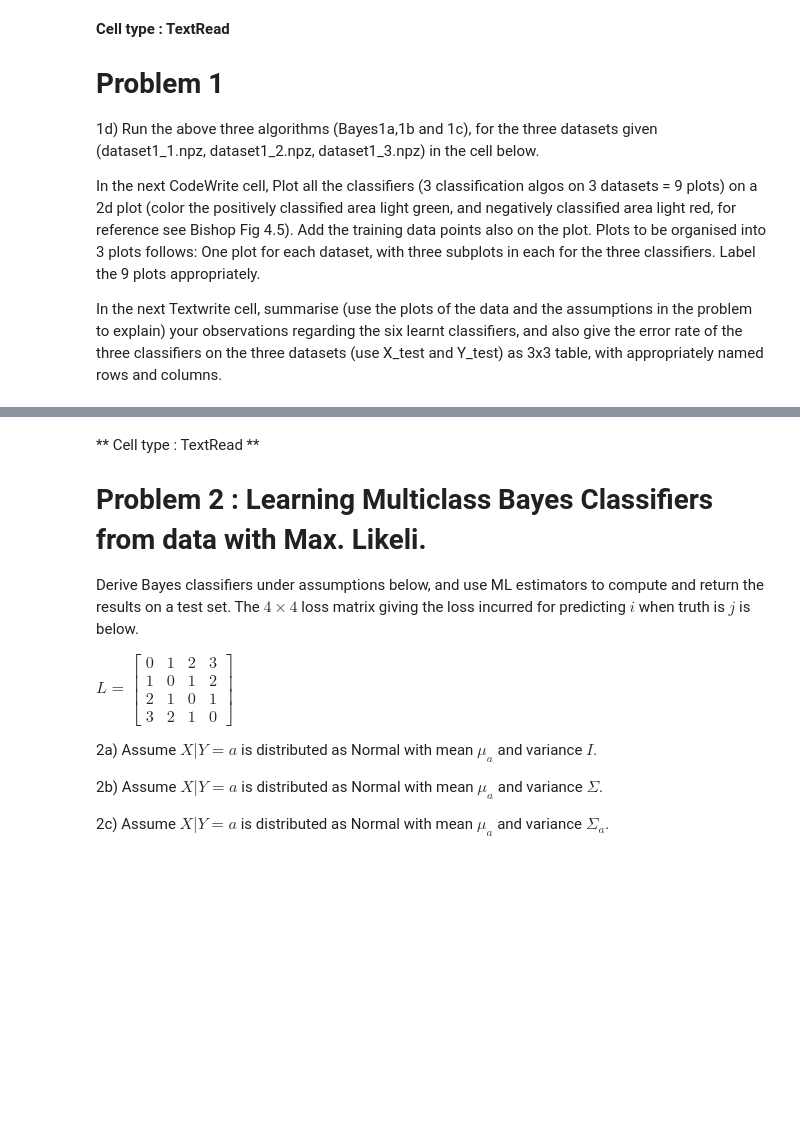
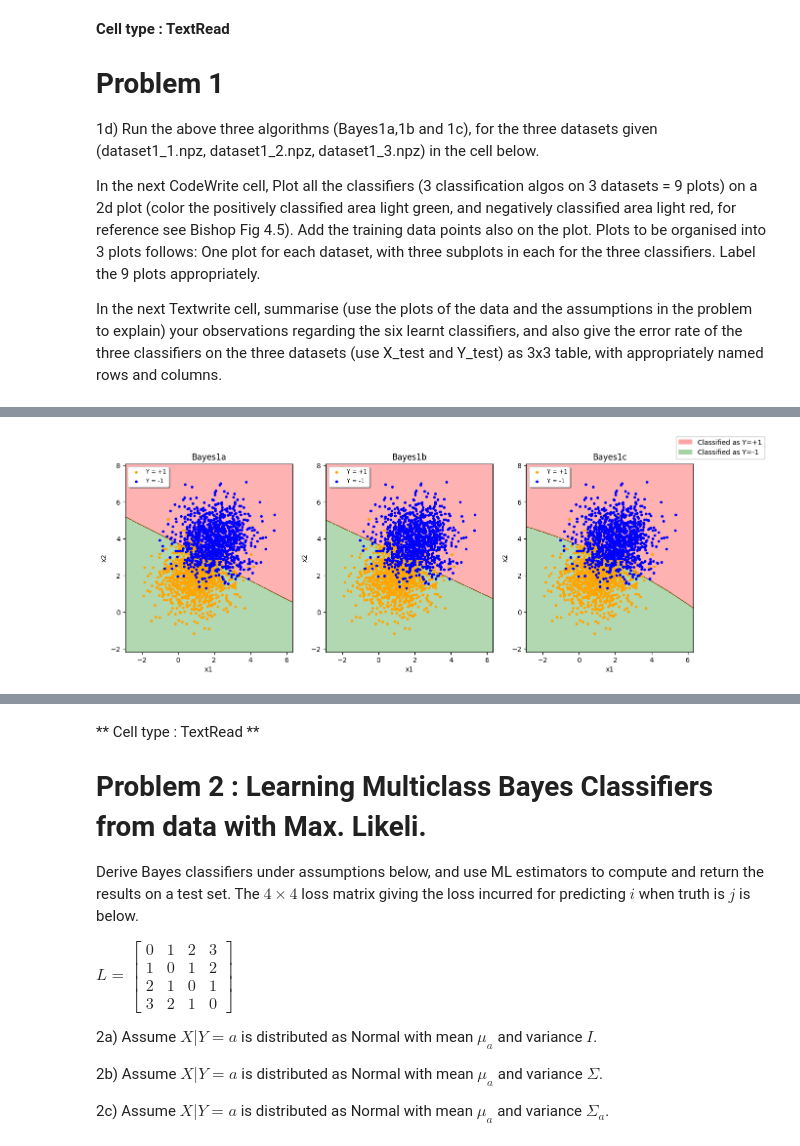
Before and after one commit to HemeshDJ/PRML, a Jupyter notebook: ProgAssmt1_student.ipynb, the cells around one changed output, grey strips where cells are left out. Cells and saved outputs as stored; diff of their text form; code cells hidden in the pictures; blank space fills up the shorter version.

```diff
--- a/ProgAssmt1_student.ipynb
+++ b/ProgAssmt1_student.ipynb
@@ -120,9 +120,10 @@ def Bayes1c(X_train, Y_train, X_test):
     sigma_neg = np.cov(X_neg.T)
     sigma_pos_inv = np.linalg.inv(sigma_pos)
     sigma_neg_inv = np.linalg.inv(sigma_neg)
-    w = np.dot(sigma_pos_inv, mu_pos) - np.dot(sigma_neg_inv, mu_neg)
-    b = -0.5 * np.dot(np.dot(mu_pos, sigma_pos_inv), mu_pos) + 0.5 * np.dot(np.dot(mu_neg, sigma_neg_inv), mu_neg) + np.log(a / (1 - a)) + np.log(np.linalg.det(sigma_pos) / np.linalg.det(sigma_neg))
-    Y_test_pred = np.sign(np.dot(X_test, w) + b)
+    pow_pos = np.sum((X_test - mu_pos) @ np.linalg.inv(sigma_pos) * (X_test - mu_pos), axis=1)
+    pow_neg = np.sum((X_test - mu_neg) @ np.linalg.inv(sigma_neg) * (X_test - mu_neg), axis=1)
+    ans = -0.5 * pow_pos + 0.5 * pow_neg + np.log(a / (1 - a)) - 0.5 * np.log(np.linalg.det(sigma_pos) / np.linalg.det(sigma_neg))
+    Y_test_pred = np.sign(ans)
     return Y_test_pred
 # %%
 # Cell type : Convenience
@@ -205,0 +163,81 @@ Plot('dataset1_3.npz')
+# %%
+# Cell type : CodeWrite
+# write the code for loading the data, running the three algos, and plotting here.
+# (Use the functions written previously.)
+
+from tkinter import font
+
+error_rate = []
+
+def Plot(file):
+    # Loading the data from dataset1_1.npz
+    data = np.load('./dataset/'+file)
+    X_train = data['arr_0']
+    Y_train = data['arr_1']
+    X_test = data['arr_2']
+    Y_test = data['arr_3']
+
+    # Plotting
+
+    # Create a mesh to plot in
+    x_min, x_max = X_train[:, 0].min() - 1, X_train[:, 0].max() + 1
+    y_min, y_max = X_train[:, 1].min() - 1, X_train[:, 1].max() + 1
+    h = 0.02
+    xx, yy = np.meshgrid(np.arange(x_min, x_max, h), np.arange(y_min, y_max, h))
+
+    # One plot with 3 subplots, one for each algo
+    fig, ax = plt.subplots(1, 3, figsize=(15, 5))
+
+    # First subplot
+    Z = Bayes1a(X_train, Y_train, np.c_[xx.ravel(), yy.ravel()]).reshape(xx.shape)
+    ax[0].set_xlabel('x1')
+    ax[0].set_ylabel('x2')
+    cs = ax[0].contourf(xx, yy, Z, colors=['r', 'g'], alpha=0.3)
+    proxy = [plt.Rectangle((0,0),1,1,fc = pc.get_facecolor()[0]) for pc in cs.collections]
+    artist = fig.legend(proxy, ['Classified as Y=+1', 'Classified as Y=-1'])
+    ax[0].scatter(X_train[Y_train==1].T[0], X_train[Y_train==1].T[1], c='orange', label='Y = +1', marker='.')
+    ax[0].scatter(X_train[Y_train==-1].T[0], X_train[Y_train==-1].T[1], c='blue', label='Y = -1', marker='.')
+    ax[0].legend(loc=2, shadow=True, fontsize='small')
+    ax[0].set_title('Bayes1a')
+
+    # Second subplot
+    Z = Bayes1b(X_train, Y_train, np.c_[xx.ravel(), yy.ravel()]).reshape(xx.shape)
+    ax[1].set_xlabel('x1')
+    ax[1].set_ylabel('x2')
+    cs = ax[1].contourf(xx, yy, Z, colors=['r', 'g'], alpha=0.3)
+    proxy = [plt.Rectangle((0,0),1,1,fc = pc.get_facecolor()[0]) for pc in cs.collections]
+    artist = fig.legend(proxy, ['Classified as Y=+1', 'Classified as Y=-1'])
+    ax[1].scatter(X_train[Y_train==1].T[0], X_train[Y_train==1].T[1], c='orange', label='Y = +1', marker='.')
+    ax[1].scatter(X_train[Y_train==-1].T[0], X_train[Y_train==-1].T[1], c='blue', label='Y = -1', marker='.')
+    ax[1].legend(loc=2, shadow=True, fontsize='small')
+    ax[1].set_title('Bayes1b')
+
+    # Third subplot
+    Z = Bayes1c(X_train, Y_train, np.c_[xx.ravel(), yy.ravel()]).reshape(xx.shape)
+    ax[2].set_xlabel('x1')
+    ax[2].set_ylabel('x2')
+    cs = ax[2].contourf(xx, yy, Z, colors=['r', 'g'], alpha=0.3)
+    proxy = [plt.Rectangle((0,0),1,1,fc = pc.get_facecolor()[0]) for pc in cs.collections]
+    artist = fig.legend(proxy, ['Classified as Y=+1', 'Classified as Y=-1'])
+    ax[2].scatter(X_train[Y_train==1].T[0], X_train[Y_train==1].T[1], c='orange', label='Y = +1', marker='.')
+    ax[2].scatter(X_train[Y_train==-1].T[0], X_train[Y_train==-1].T[1], c='blue', label='Y = -1', marker='.')
+    ax[2].legend(loc=2, shadow=True, fontsize='small')
+    ax[2].set_title('Bayes1c')
+    plt.show()
+
+    # Error rate
+    Y_pred_test_1a = Bayes1a(X_train, Y_train, X_test)
+    Y_pred_test_1b = Bayes1b(X_train, Y_train, X_test)
+    Y_pred_test_1c = Bayes1c(X_train, Y_train, X_test)
+
+    error = []
+    error.append(np.sum(Y_pred_test_1a != Y_test)/len(Y_test))
+    error.append(np.sum(Y_pred_test_1b != Y_test)/len(Y_test))
+    error.append(np.sum(Y_pred_test_1c != Y_test)/len(Y_test))
+    error_rate.append(error)
+
+Plot('dataset1_1.npz')
+Plot('dataset1_2.npz')
+Plot('dataset1_3.npz')
+# %% [output]
+[figure, added]
```
Also changed, not shown: parts of 16 cells of this notebook.
